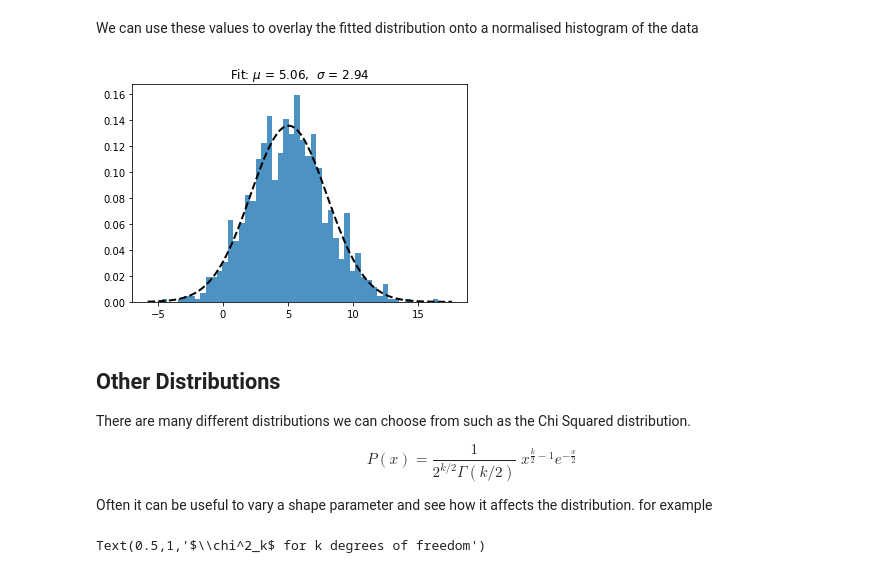
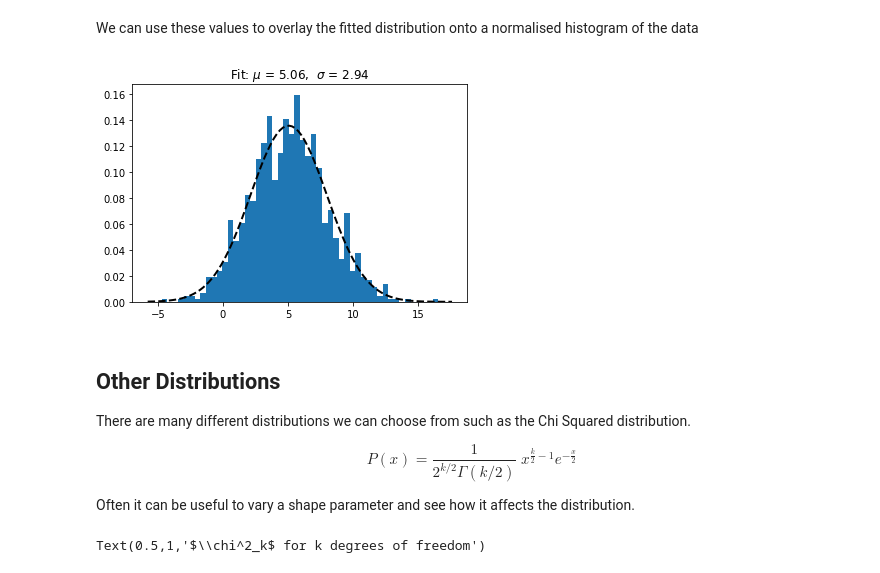
Before and after one commit to eitanlees/ISC-3313, a Jupyter notebook: Lectures/Week-10/19-Scipy.ipynb, the cells around one changed output. Cells and saved outputs as stored; diff of their text form; code cells hidden in the pictures.

```diff
--- a/Lectures/Week-10/19-Scipy.ipynb
+++ b/Lectures/Week-10/19-Scipy.ipynb
@@ -258,16 +265,17 @@ Best fit std:   2.9361786232420632
 We can use these values to overlay the fitted distribution onto a normalised histogram of the data
 # %%
 # Plotting the histogram of the data
-plt.hist(data, bins=50, density=True, alpha=.8)
+plt.hist(data, bins=50, density=True)
 
 # Plotting the PDF of the fitted distribuiton
 xmin, xmax = plt.xlim()
 x = np.linspace(xmin, xmax, 100)
 fitted_dist = stats.norm(mu, std)
+
 plt.plot(x, fitted_dist.pdf(x), 'k--', linewidth=2)
 plt.title(f"Fit: $\mu$ = {mu:.2f},  $\sigma$ = {std:.2f}");
 # %% [output]
-[figure, old version]
+[figure, new version]
 # %% [markdown]
 ## Other Distributions
 
@@ -277,7 +285,7 @@ $$
 P(x) = {\frac {1}{2^{k/2}\Gamma (k/2)}}\;x^{{\frac {k}{2}}-1}e^{-{\frac {x}{2}}}
 $$
 
-Often it can be useful to vary a shape parameter and see how it affects the distribution. for example
+Often it can be useful to vary a shape parameter and see how it affects the distribution.
 # %%
 x = np.linspace(0, 8, 100)
 for i in range(1, 7):
```
Also changed, not shown: parts of 32 cells of this notebook, 1 other file.
